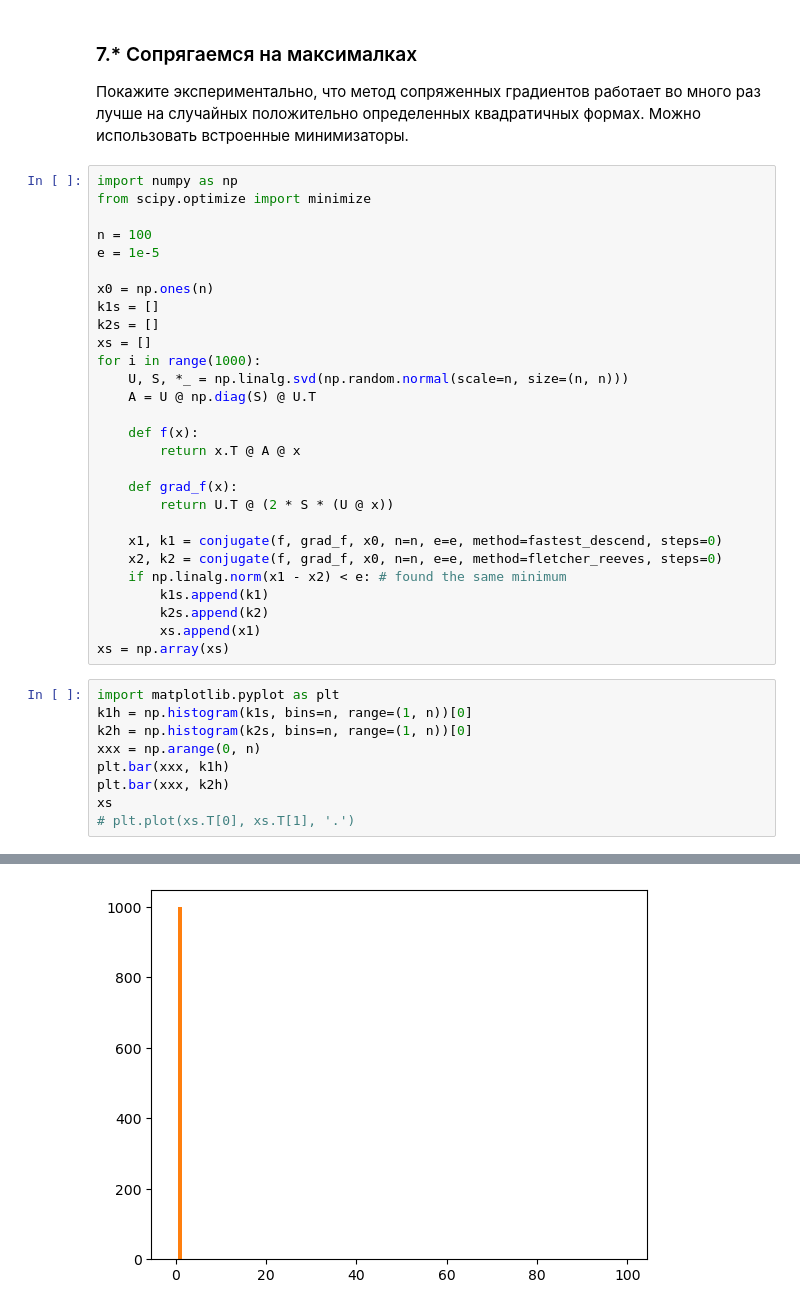
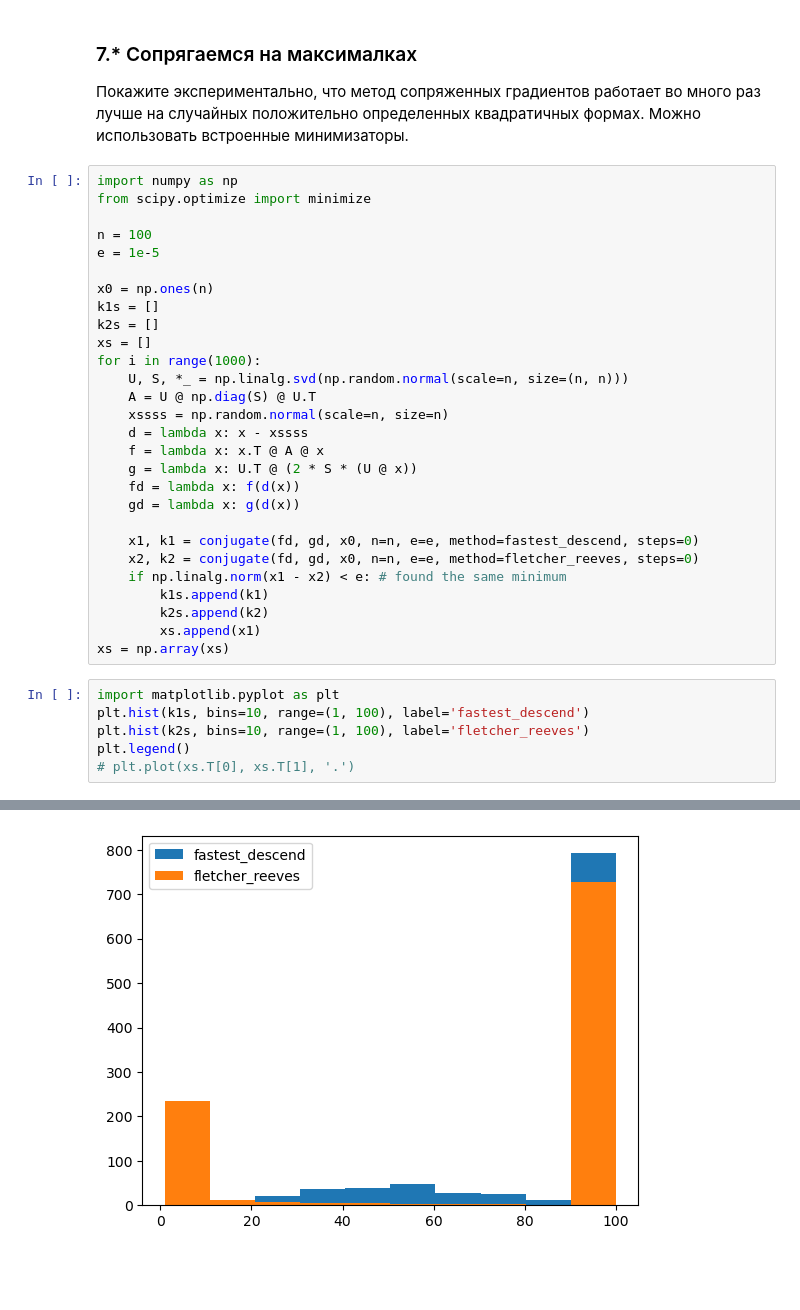
Before and after one commit to pinbraerts/vychmaty, a Jupyter notebook: week7.ipynb, the cells around one changed output, grey strips where cells are left out. Drawn from its saved outputs; the diff is of its cells as text; blank space fills up the shorter version.

```diff
--- a/week7.ipynb
+++ b/week7.ipynb
@@ -438,15 +438,15 @@ xs = []
 for i in range(1000):
     U, S, *_ = np.linalg.svd(np.random.normal(scale=n, size=(n, n)))
     A = U @ np.diag(S) @ U.T
+    xssss = np.random.normal(scale=n, size=n)
+    d = lambda x: x - xssss
+    f = lambda x: x.T @ A @ x
+    g = lambda x: U.T @ (2 * S * (U @ x))
+    fd = lambda x: f(d(x))
+    gd = lambda x: g(d(x))
 
-    def f(x):
-        return x.T @ A @ x
-
-    def grad_f(x):
-        return U.T @ (2 * S * (U @ x))
-
-    x1, k1 = conjugate(f, grad_f, x0, n=n, e=e, method=fastest_descend, steps=0)
-    x2, k2 = conjugate(f, grad_f, x0, n=n, e=e, method=fletcher_reeves, steps=0)
+    x1, k1 = conjugate(fd, gd, x0, n=n, e=e, method=fastest_descend, steps=0)
+    x2, k2 = conjugate(fd, gd, x0, n=n, e=e, method=fletcher_reeves, steps=0)
     if np.linalg.norm(x1 - x2) < e: # found the same minimum
         k1s.append(k1)
         k2s.append(k2)
@@ -454,11 +454,8 @@ for i in range(1000):
 xs = np.array(xs)
 # %%
 import matplotlib.pyplot as plt
-k1h = np.histogram(k1s, bins=n, range=(1, n))[0]
-k2h = np.histogram(k2s, bins=n, range=(1, n))[0]
-xxx = np.arange(0, n)
-plt.bar(xxx, k1h)
-plt.bar(xxx, k2h)
-xs
+plt.hist(k1s, bins=10, range=(1, 100), label='fastest_descend')
+plt.hist(k2s, bins=10, range=(1, 100), label='fletcher_reeves')
+plt.legend()
 # plt.plot(xs.T[0], xs.T[1], '.')
 # %% [output]
@@ -478 +463 @@ array([[ 9.53731701e-166, -1.88684150e-166,  3.61566146e-165, ...,
-[figure, old version]
+[figure, new version]
```
Also changed, not shown: parts of 2 cells of this notebook.
